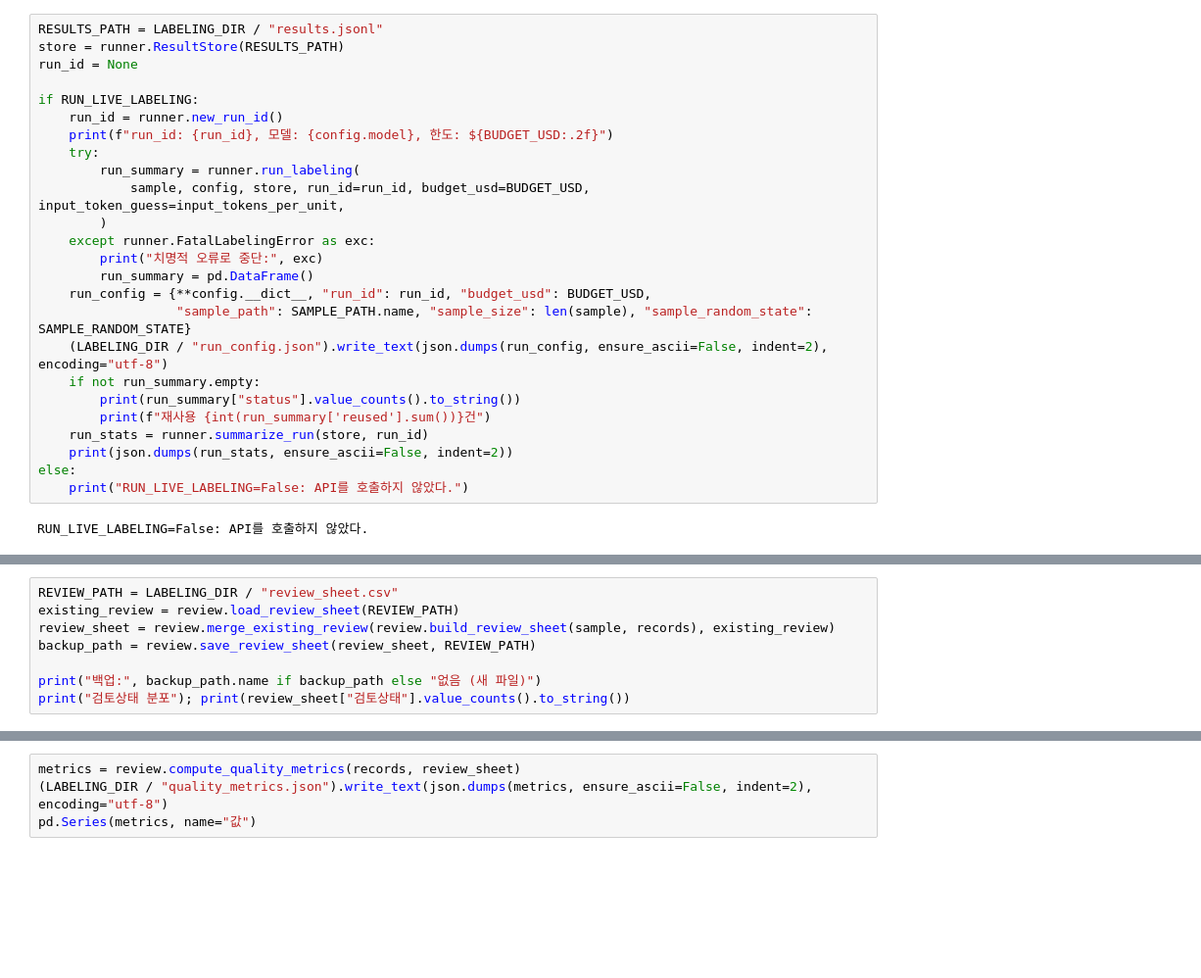
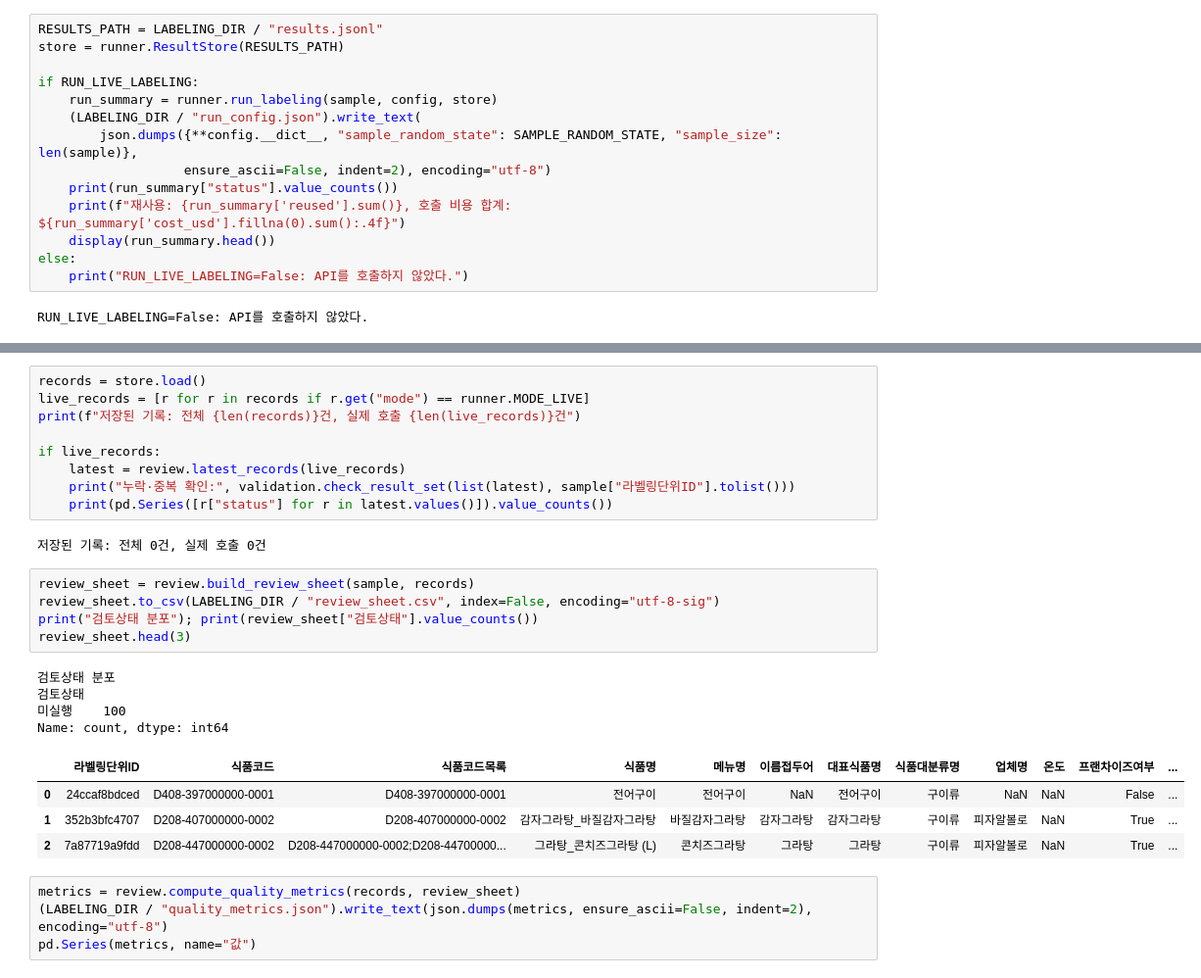
Before and after one commit to JeongHyck06/Menu-recommend-algorithmn, a Jupyter notebook: experiments/notebooks/03_llm_labeling.ipynb, the cells around one changed output, grey strips where cells are left out. Shown at 98% size. Cells and saved outputs as stored; diff of their text form; blank space fills up the shorter version.

```diff
--- a/notebooks/03_llm_labeling.ipynb
+++ b/experiments/notebooks/03_llm_labeling.ipynb
@@ -434,26 +417,15 @@ cost_df
 # %%
 RESULTS_PATH = LABELING_DIR / "results.jsonl"
 store = runner.ResultStore(RESULTS_PATH)
-run_id = None
 
 if RUN_LIVE_LABELING:
-    run_id = runner.new_run_id()
-    print(f"run_id: {run_id}, 모델: {config.model}, 한도: ${BUDGET_USD:.2f}")
-    try:
-        run_summary = runner.run_labeling(
-            sample, config, store, run_id=run_id, budget_usd=BUDGET_USD, input_token_guess=input_tokens_per_unit,
-        )
-    except runner.FatalLabelingError as exc:
-        print("치명적 오류로 중단:", exc)
-        run_summary = pd.DataFrame()
-    run_config = {**config.__dict__, "run_id": run_id, "budget_usd": BUDGET_USD,
-                  "sample_path": SAMPLE_PATH.name, "sample_size": len(sample), "sample_random_state": SAMPLE_RANDOM_STATE}
-    (LABELING_DIR / "run_config.json").write_text(json.dumps(run_config, ensure_ascii=False, indent=2), encoding="utf-8")
-    if not run_summary.empty:
-        print(run_summary["status"].value_counts().to_string())
-        print(f"재사용 {int(run_summary['reused'].sum())}건")
-    run_stats = runner.summarize_run(store, run_id)
-    print(json.dumps(run_stats, ensure_ascii=False, indent=2))
+    run_summary = runner.run_labeling(sample, config, store)
+    (LABELING_DIR / "run_config.json").write_text(
+        json.dumps({**config.__dict__, "sample_random_state": SAMPLE_RANDOM_STATE, "sample_size": len(sample)},
+                   ensure_ascii=False, indent=2), encoding="utf-8")
+    print(run_summary["status"].value_counts())
+    print(f"재사용: {run_summary['reused'].sum()}, 호출 비용 합계: ${run_summary['cost_usd'].fillna(0).sum():.4f}")
+    display(run_summary.head())
 else:
     print("RUN_LIVE_LABELING=False: API를 호출하지 않았다.")
 # %% [output]
@@ -513,8 +432,0 @@ else:
-# %%
-REVIEW_PATH = LABELING_DIR / "review_sheet.csv"
-existing_review = review.load_review_sheet(REVIEW_PATH)
-review_sheet = review.merge_existing_review(review.build_review_sheet(sample, records), existing_review)
-backup_path = review.save_review_sheet(review_sheet, REVIEW_PATH)
-
-print("백업:", backup_path.name if backup_path else "없음 (새 파일)")
-print("검토상태 분포"); print(review_sheet["검토상태"].value_counts().to_string())
@@ -557,3 +445,28 @@ if not done.empty:
+# %%
+records = store.load()
+live_records = [r for r in records if r.get("mode") == runner.MODE_LIVE]
+print(f"저장된 기록: 전체 {len(records)}건, 실제 호출 {len(live_records)}건")
+
+if live_records:
+    latest = review.latest_records(live_records)
+    print("누락·중복 확인:", validation.check_result_set(list(latest), sample["라벨링단위ID"].tolist()))
+    print(pd.Series([r["status"] for r in latest.values()]).value_counts())
+# %% [output]
+저장된 기록: 전체 0건, 실제 호출 0건
+# %%
+review_sheet = review.build_review_sheet(sample, records)
+review_sheet.to_csv(LABELING_DIR / "review_sheet.csv", index=False, encoding="utf-8-sig")
+print("검토상태 분포"); print(review_sheet["검토상태"].value_counts())
+review_sheet.head(3)
+# %% [output]
+검토상태 분포
+검토상태
+미실행    100
+Name: count, dtype: int64
+|  | 라벨링단위ID | 식품코드 | 식품코드목록 | 식품명 | 메뉴명 | 이름접두어 | 대표식품명 | 식품대분류명 | 업체명 | 온도 | 프랜차이즈여부 | ... |
+| 0 | 24ccaf8bdced | D408-397000000-0001 | D408-397000000-0001 | 전어구이 | 전어구이 | NaN | 전어구이 | 구이류 | NaN | NaN | False | ... |
+| 1 | 352b3bfc4707 | D208-407000000-0002 | D208-407000000-0002 | 감자그라탕_바질감자그라탕 | 바질감자그라탕 | 감자그라탕 | 감자그라탕 | 구이류 | 피자알볼로 | NaN | True | ... |
+| 2 | 7a87719a9fdd | D208-447000000-0002 | D208-447000000-0002;D208-44700000... | 그라탕_콘치즈그라탕 (L) | 콘치즈그라탕 | 그라탕 | 그라탕 | 구이류 | 피자알볼로 | NaN | True | ... |
 # %%
 metrics = review.compute_quality_metrics(records, review_sheet)
 (LABELING_DIR / "quality_metrics.json").write_text(json.dumps(metrics, ensure_ascii=False, indent=2), encoding="utf-8")
```
Also changed, not shown: parts of 20 cells of this notebook, 38 other files.
